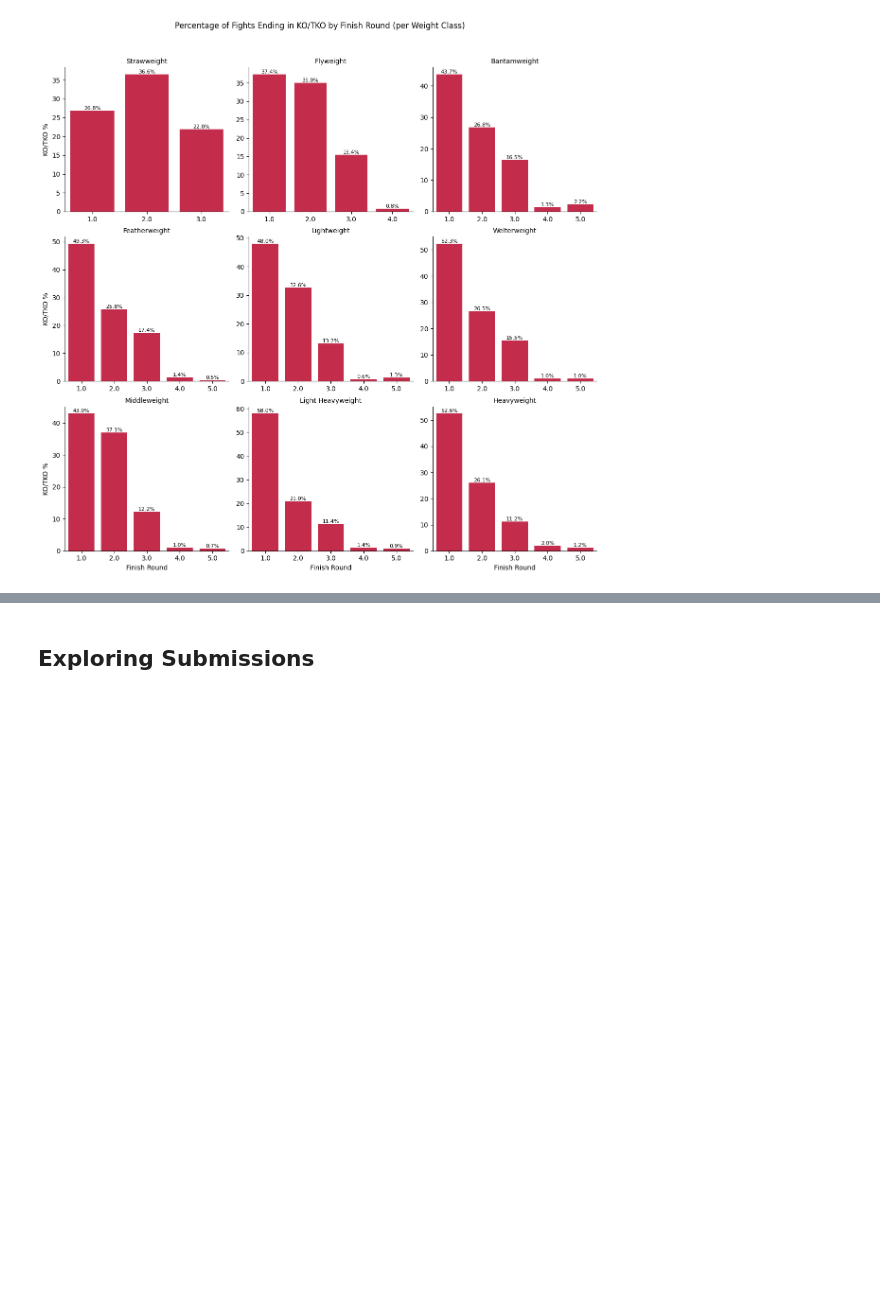
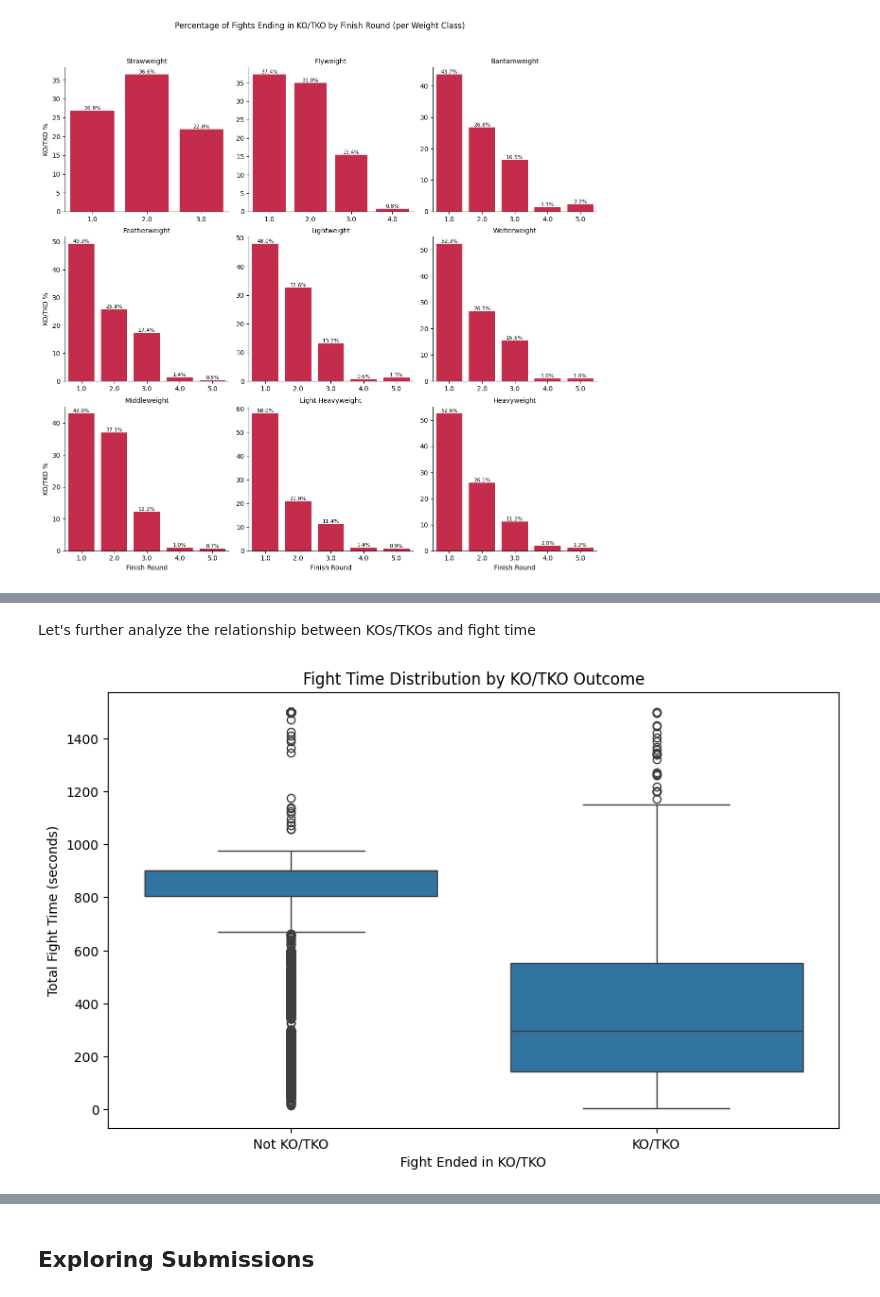
Before and after one commit to jmanlang/ufc-data-analysis, a Jupyter notebook: analysis.ipynb, the cells around one changed output, grey strips where cells are left out. Cells and saved outputs as stored; diff of their text form; code cells hidden in the pictures; blank space fills up the shorter version.

```diff
--- a/analysis.ipynb
+++ b/analysis.ipynb
@@ -497,0 +501,15 @@ plt.show()
+# %% [markdown]
+Let's further analyze the relationship between KOs/TKOs and fight time
+# %%
+# 1 if fight ended in KO/TKO, 0 otherwise
+analysis_df_no_catch['KO'] = (analysis_df_no_catch['Finish'] == 'KO/TKO').astype(int)
+
+plt.figure(figsize=(10,6))
+sns.boxplot(x='KO', y='TotalFightTimeSecs', data=analysis_df_no_catch)
+plt.xticks([0,1], ['Not KO/TKO', 'KO/TKO'])
+plt.title('Fight Time Distribution by KO/TKO Outcome')
+plt.xlabel('Fight Ended in KO/TKO')
+plt.ylabel('Total Fight Time (seconds)')
+plt.show()
+# %% [output]
+[figure, added]
```
Also changed, not shown: parts of 33 cells of this notebook.
